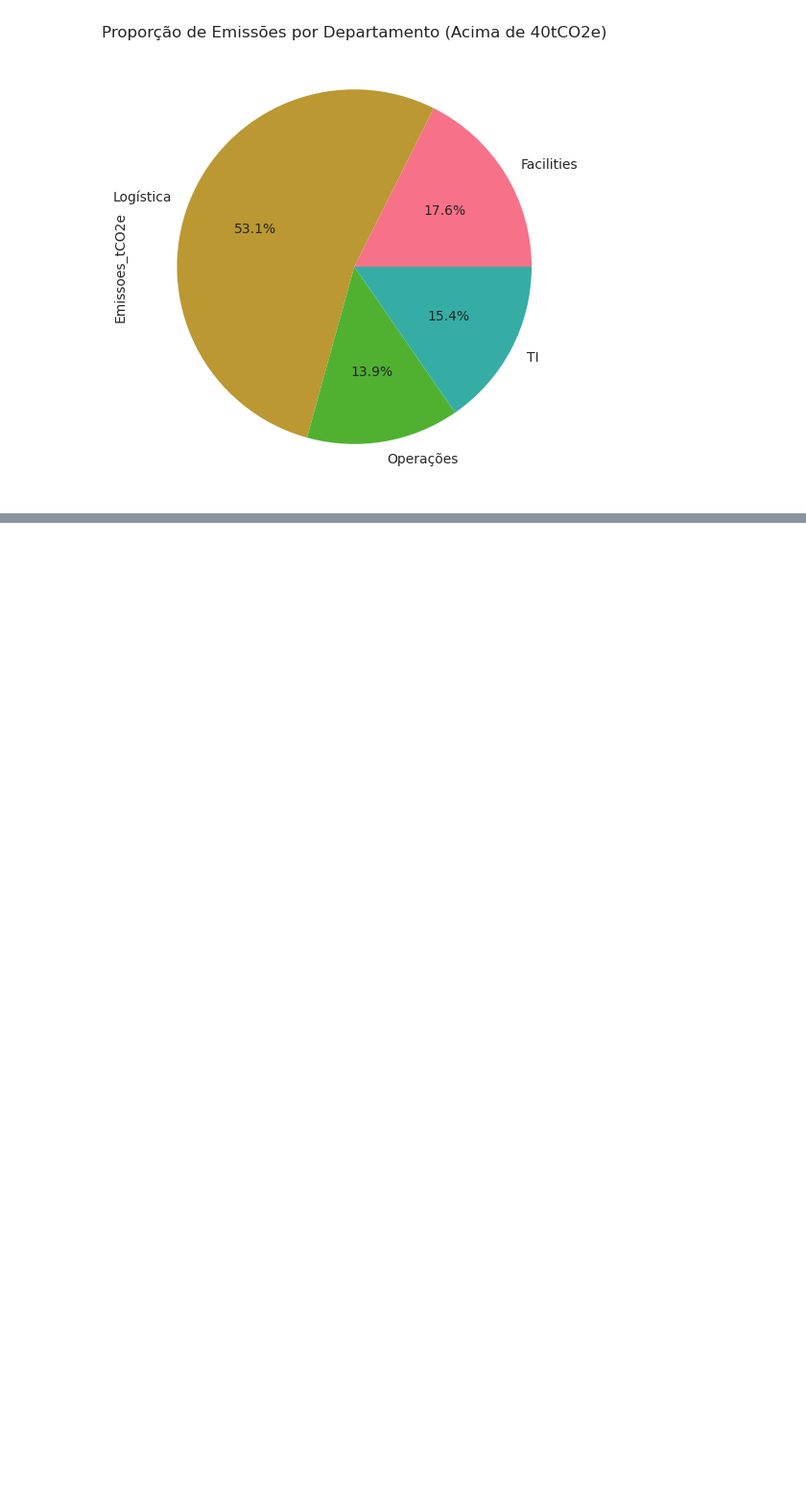
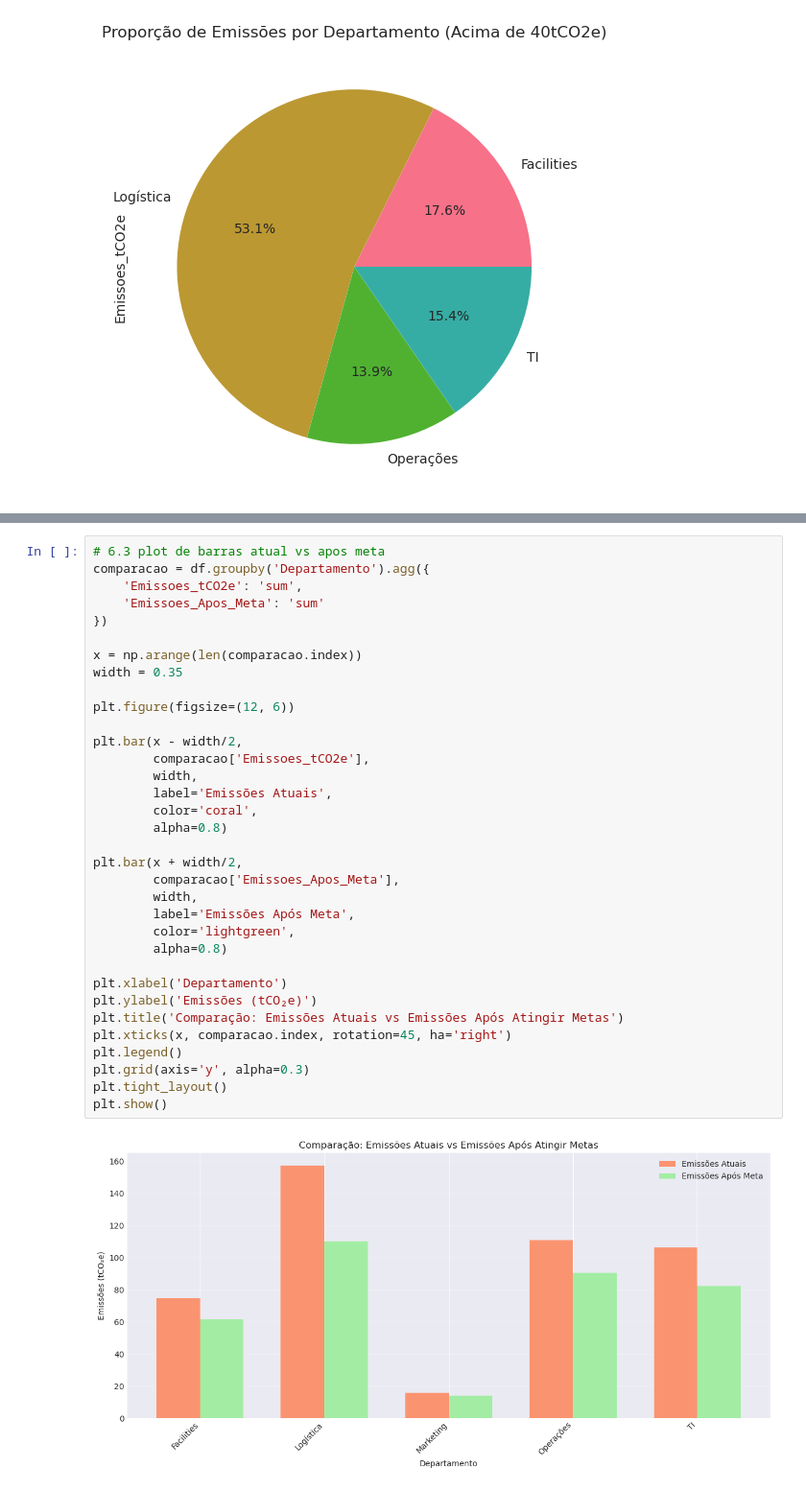
Before and after one commit to esscova/data-trivium, a Jupyter notebook: analytics/010.ipynb, the cells around one changed output, grey strips where cells are left out. Shown at 96% size. Cells and saved outputs as stored; diff of their text form; blank space fills up the shorter version.

```diff
--- a/analytics/010.ipynb
+++ b/analytics/010.ipynb
@@ -440,0 +557,36 @@ Após concluir as tarefas, reflita sobre os seguintes pontos:
+# %%
+# 6.3 plot de barras atual vs apos meta
+comparacao = df.groupby('Departamento').agg({
+    'Emissoes_tCO2e': 'sum',
+    'Emissoes_Apos_Meta': 'sum'
+})
+
+x = np.arange(len(comparacao.index))
+width = 0.35
+
+plt.figure(figsize=(12, 6))
+
+plt.bar(x - width/2,
+        comparacao['Emissoes_tCO2e'],
+        width,
+        label='Emissões Atuais',
+        color='coral',
+        alpha=0.8)
+
+plt.bar(x + width/2,
+        comparacao['Emissoes_Apos_Meta'],
+        width,
+        label='Emissões Após Meta',
+        color='lightgreen',
+        alpha=0.8)
+
+plt.xlabel('Departamento')
+plt.ylabel('Emissões (tCO₂e)')
+plt.title('Comparação: Emissões Atuais vs Emissões Após Atingir Metas')
+plt.xticks(x, comparacao.index, rotation=45, ha='right')
+plt.legend()
+plt.grid(axis='y', alpha=0.3)
+plt.tight_layout()
+plt.show()
+# %% [output]
+[figure, added]
```
Also changed, not shown: parts of 18 cells of this notebook.
